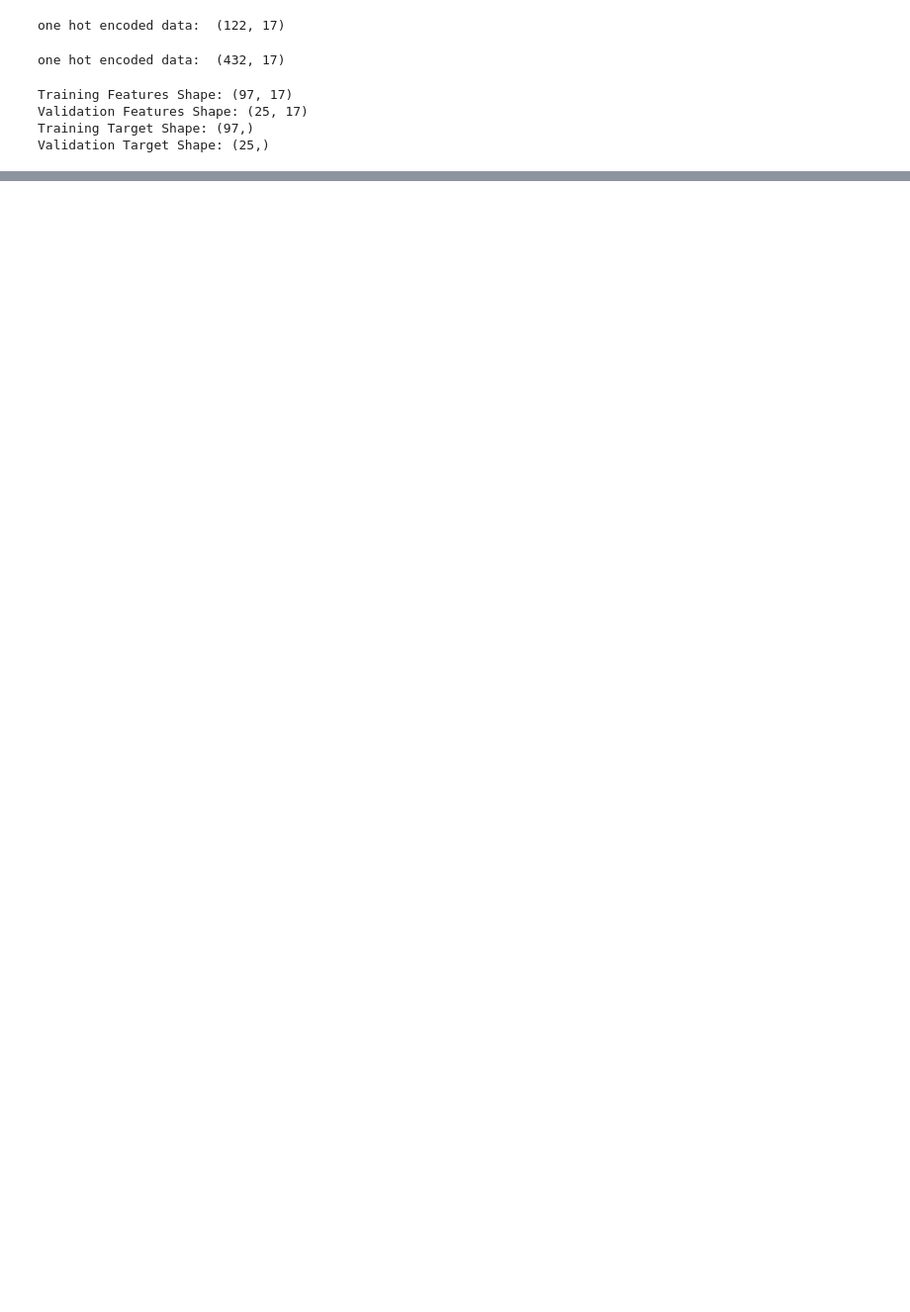
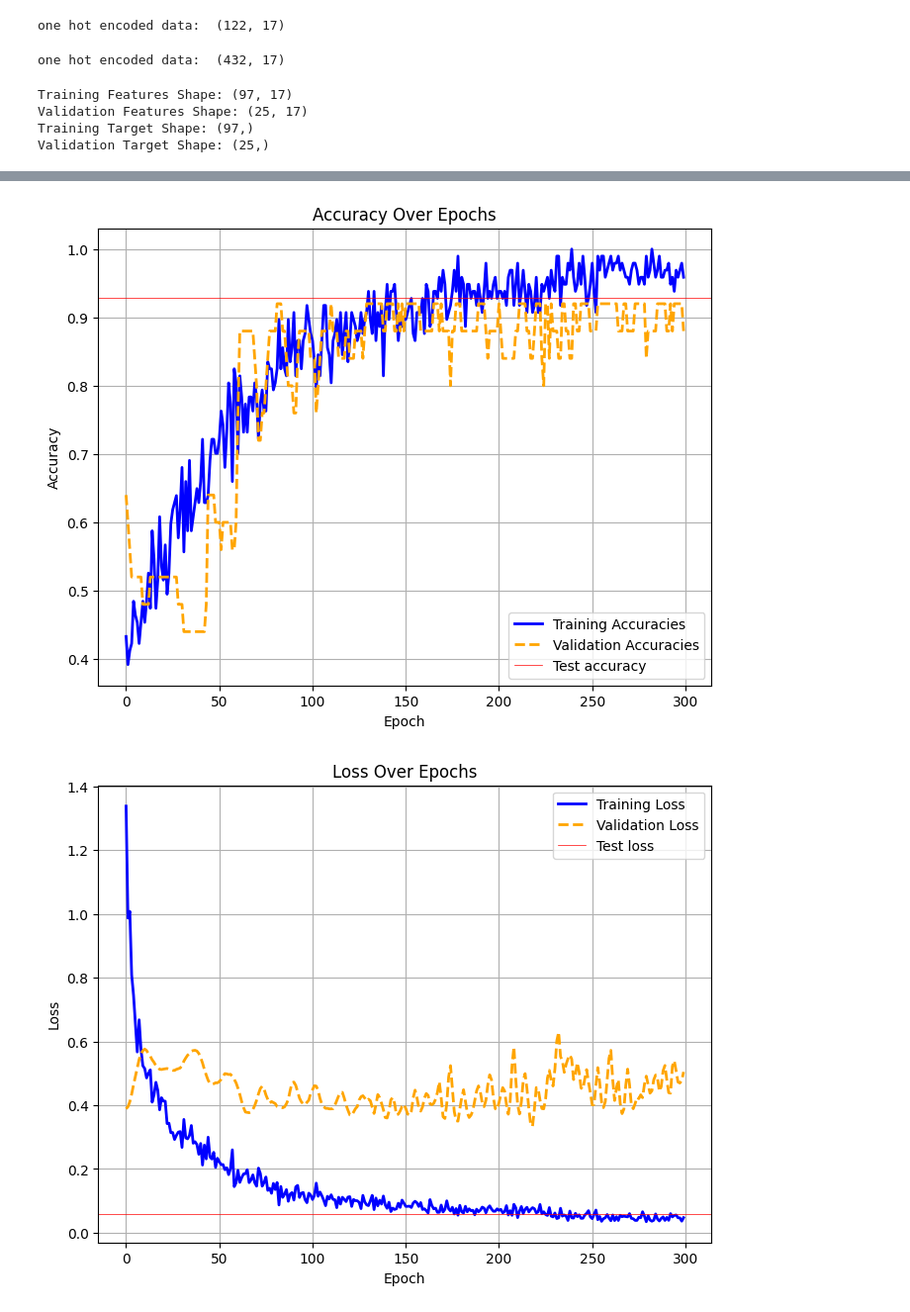
Before and after one commit to Mostafa772/ML_project, a Jupyter notebook: baseline.ipynb, the cells around one changed output, grey strips where cells are left out. Shown at 99% size. Cells and saved outputs as stored; diff of their text form; code cells hidden in the pictures; blank space fills up the shorter version.

```diff
--- a/baseline.ipynb
+++ b/baseline.ipynb
@@ -31,11 +34,12 @@ np.random.seed(0)
 # %% [markdown]
 <!-- #### Data pre-processing for MONK Datasets  -->
 # %%
-X_train, y_train = load_data(MONK_NUM=3)
+MONK_NUM=3
+X_train, y_train = load_data(MONK_NUM)
 # %% [output]
 one hot encoded data:  (122, 17)
 # %%
-X_test, y_test = load_data(MONK_NUM=3, train=False)
+X_test, y_test = load_data(MONK_NUM, train=False)
 # %% [output]
 one hot encoded data:  (432, 17)
 # %%
@@ -556,7 +560,7 @@ for epoch in range(n_epochs):
     val_accuracies.append(val_accuracy)
 
     # Progress reporting
-    if epoch % 10 == 0:  # More frequent updates
+    if epoch % 20 == 0:  # More frequent updates
         print(f"Epoch {epoch}: ", end="")
         print(f"Train Loss: {epoch_loss}, Acc: {epoch_acc*100} % | ", end="")
         print(f"Val Loss: {val_loss}, Acc: {val_accuracy*100} % ")
@@ -570,13 +574,9 @@ final_val_accuracy = np.mean(
     np.round(model.output.squeeze()) == y_val.squeeze())
 
 # print(len(val_accuracies), len(train_accuracies))
-plot_accuracies(train_accuracies, val_accuracies, label1="Training Accuracies",
-                label2="Validation Accuracies", title="Accuracy Over Epochs")
-plot_losses(train_losses, val_losses, label1="Training Loss",
-            label2="Validation Loss", title="Loss Over Epochs")
 
 model.forward(X_test, training=False)
-loss_function.forward(model.output.squeeze(), y_test)
+test_loss = loss_function.forward(model.output.squeeze(), y_test)
 # Calculate accuracy for the test set
 predictions = np.round(model.output.squeeze())
 if len(y_test.shape) == 2:
@@ -586,7 +586,6 @@ else:
 
 # Compute test accuracy
 test_accuracy = np.mean(predictions == y_true)
-# test_accuracies.append(test_accuracy)
 print(f"Test Accuracy: {test_accuracy:.4f}")
 # %% [output]
 Data shapes:
@@ -611,0 +611,8 @@ Test Accuracy: 0.9560
+# %%
+plot_accuracies(train_accuracies, val_accuracies, test_accuracy, label1="Training Accuracies",
+                label2="Validation Accuracies", title="Accuracy Over Epochs")
+plot_losses(train_losses, val_losses, test_loss, label1="Training Loss",
+            label2="Validation Loss", title="Loss Over Epochs")
+# %% [output]
+[figure, added]
+[figure, added]
```
Also changed, not shown: parts of 8 cells of this notebook, 1 other file.
